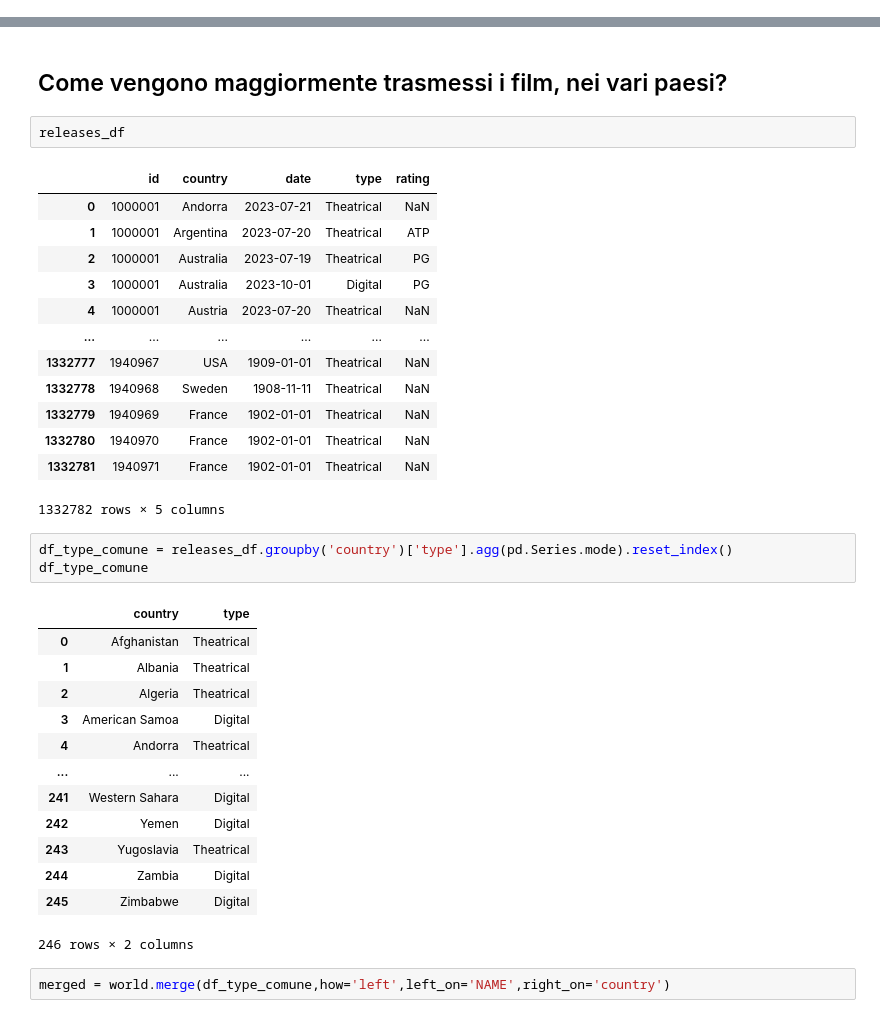
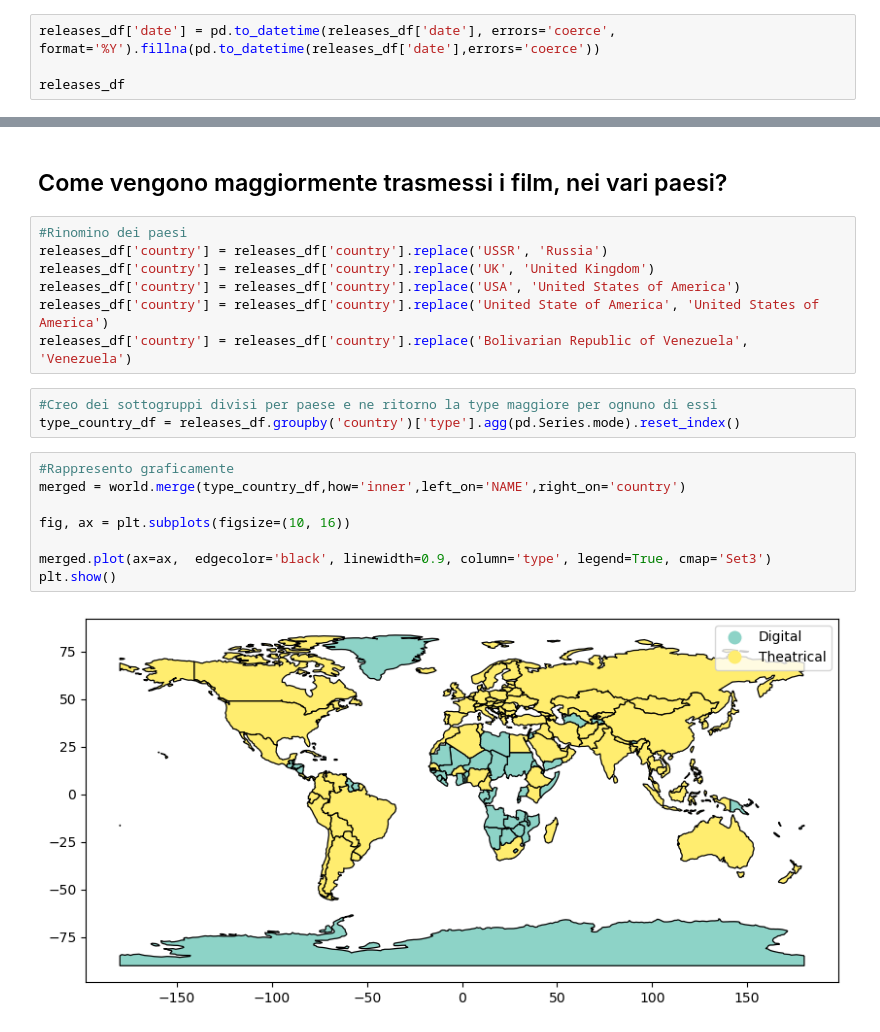
Before and after one commit to RasoFederico/ProgettoIUM-TWEB, a Jupyter notebook: Progetto_IUM/ProgettoIUM.ipynb, the cells around one changed output, grey strips where cells are left out. Drawn from its saved outputs; the diff is of its cells as text.

Commit message:
commenti releases e sistemato

```diff
--- a/Progetto_IUM/ProgettoIUM.ipynb
+++ b/Progetto_IUM/ProgettoIUM.ipynb
@@ -111,0 +126,4 @@ oscar_df.drop_duplicates(inplace=True)
+# %%
+releases_df['date'] = pd.to_datetime(releases_df['date'], errors='coerce', format='%Y').fillna(pd.to_datetime(releases_df['date'],errors='coerce'))
+
+releases_df
@@ -162,38 +198,23 @@ plt.show()
 ## Nel tempo come si è evoluta la lunghezza dei film?
 # %% [markdown]
 ## Come vengono maggiormente trasmessi i film, nei vari paesi?
-# %%
-releases_df
-# %% [output]
-|  | id | country | date | type | rating |
-| 0 | 1000001 | Andorra | 2023-07-21 | Theatrical | NaN |
-| 1 | 1000001 | Argentina | 2023-07-20 | Theatrical | ATP |
-| 2 | 1000001 | Australia | 2023-07-19 | Theatrical | PG |
-| 3 | 1000001 | Australia | 2023-10-01 | Digital | PG |
-| 4 | 1000001 | Austria | 2023-07-20 | Theatrical | NaN |
-| ... | ... | ... | ... | ... | ... |
-| 1332777 | 1940967 | USA | 1909-01-01 | Theatrical | NaN |
-| 1332778 | 1940968 | Sweden | 1908-11-11 | Theatrical | NaN |
-| 1332779 | 1940969 | France | 1902-01-01 | Theatrical | NaN |
-| 1332780 | 1940970 | France | 1902-01-01 | Theatrical | NaN |
-| 1332781 | 1940971 | France | 1902-01-01 | Theatrical | NaN |
-1332782 rows × 5 columns
 # %%
-df_type_comune = releases_df.groupby('country')['type'].agg(pd.Series.mode).reset_index()
-df_type_comune
+#Rinomino dei paesi
+releases_df['country'] = releases_df['country'].replace('USSR', 'Russia')
+releases_df['country'] = releases_df['country'].replace('UK', 'United Kingdom')
+releases_df['country'] = releases_df['country'].replace('USA', 'United States of America')
+releases_df['country'] = releases_df['country'].replace('United State of America', 'United States of America')
+releases_df['country'] = releases_df['country'].replace('Bolivarian Republic of Venezuela', 'Venezuela')
-# %% [output]
-|  | country | type |
-| 0 | Afghanistan | Theatrical |
-| 1 | Albania | Theatrical |
-| 2 | Algeria | Theatrical |
-| 3 | American Samoa | Digital |
-| 4 | Andorra | Theatrical |
-| ... | ... | ... |
-| 241 | Western Sahara | Digital |
-| 242 | Yemen | Digital |
-| 243 | Yugoslavia | Theatrical |
-| 244 | Zambia | Digital |
-| 245 | Zimbabwe | Digital |
-246 rows × 2 columns
+# %%
+#Creo dei sottogruppi divisi per paese e ne ritorno la type maggiore per ognuno di essi
+type_country_df = releases_df.groupby('country')['type'].agg(pd.Series.mode).reset_index()
 # %%
-merged = world.merge(df_type_comune,how='left',left_on='NAME',right_on='country')
+#Rappresento graficamente
+merged = world.merge(type_country_df,how='inner',left_on='NAME',right_on='country')
+
+fig, ax = plt.subplots(figsize=(10, 16))
+
+merged.plot(ax=ax,  edgecolor='black', linewidth=0.9, column='type', legend=True, cmap='Set3')
+plt.show()
+# %% [output]
+[figure, added]
```
Also changed, not shown: parts of 8 cells of this notebook.
